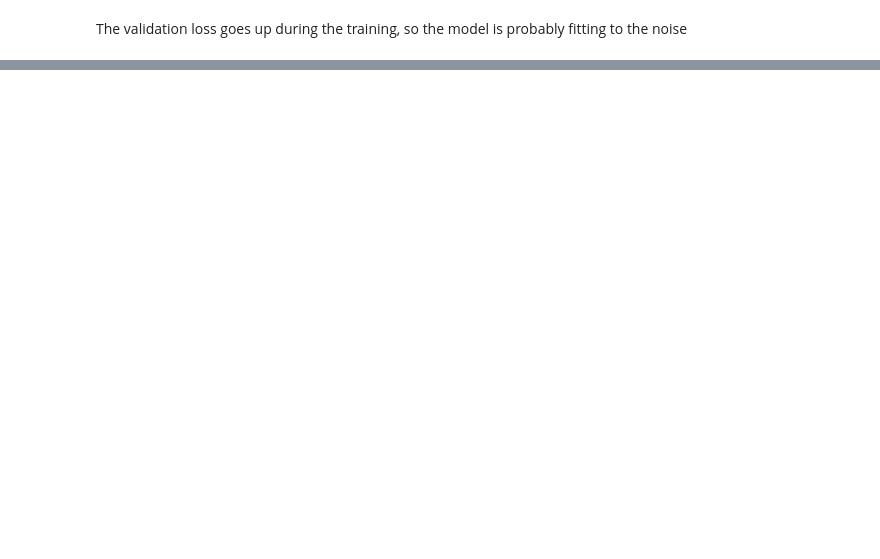
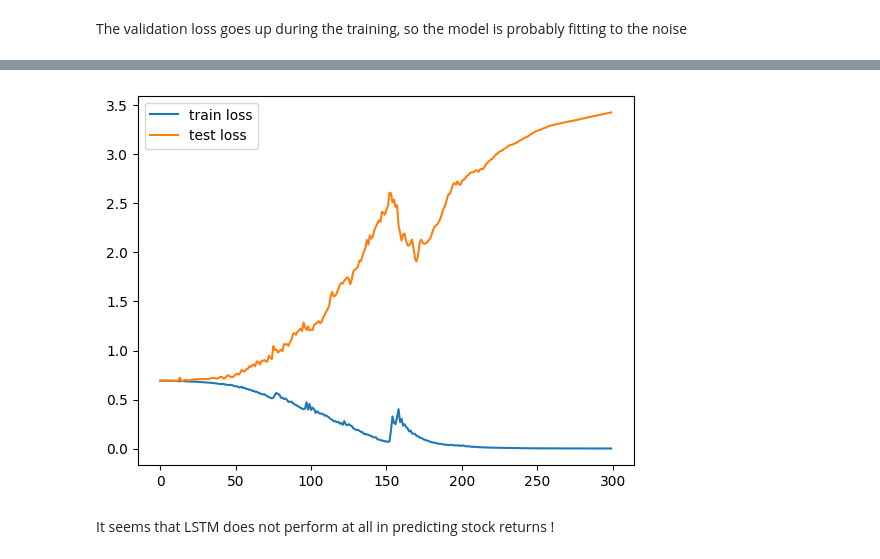
Before and after one commit to lorrespz/Time-Series-Forecasting-Collection, a Jupyter notebook: LSTM_for_stock_return_prediction.ipynb, the cells around one changed output, grey strips where cells are left out. Cells and saved outputs as stored; diff of their text form; code cells hidden in the pictures; blank space fills up the shorter version.

```diff
--- a/LSTM_for_stock_return_prediction.ipynb
+++ b/LSTM_for_stock_return_prediction.ipynb
@@ -382,0 +452,5 @@ multi_step_forecast(y)
+# %%
+#Build the LSTM model
+#RNN(n_inputs, n_hidden, n_rnnlayers, n_outputs, device)
+model  = RNN(5, 50, 2, 1, device = device)
+model.to(device)
@@ -382,0 +462,8 @@ multi_step_forecast(y)
+# %%
+criterion = nn.BCEWithLogitsLoss()
+optimizer= torch.optim.Adam(model.parameters(), lr = 0.01)
+# %%
+X_train, Y_train = X_train.to(device), Y_train.to(device)
+X_test, Y_test = X_test.to(device), Y_test.to(device)
+# %%
+train_losses, test_losses = full_gd(model, criterion, optimizer, X_train, Y_train, X_test, Y_test, epochs = 300)
@@ -382,0 +488,7 @@ multi_step_forecast(y)
+# %%
+#The model overfits to the noise in the train set
+plot_losses(train_losses, test_losses)
+# %% [output]
+[figure, added]
+# %% [markdown]
+It seems that LSTM does not perform  at all in predicting stock returns !
```
Also changed, not shown: parts of 22 cells of this notebook.
